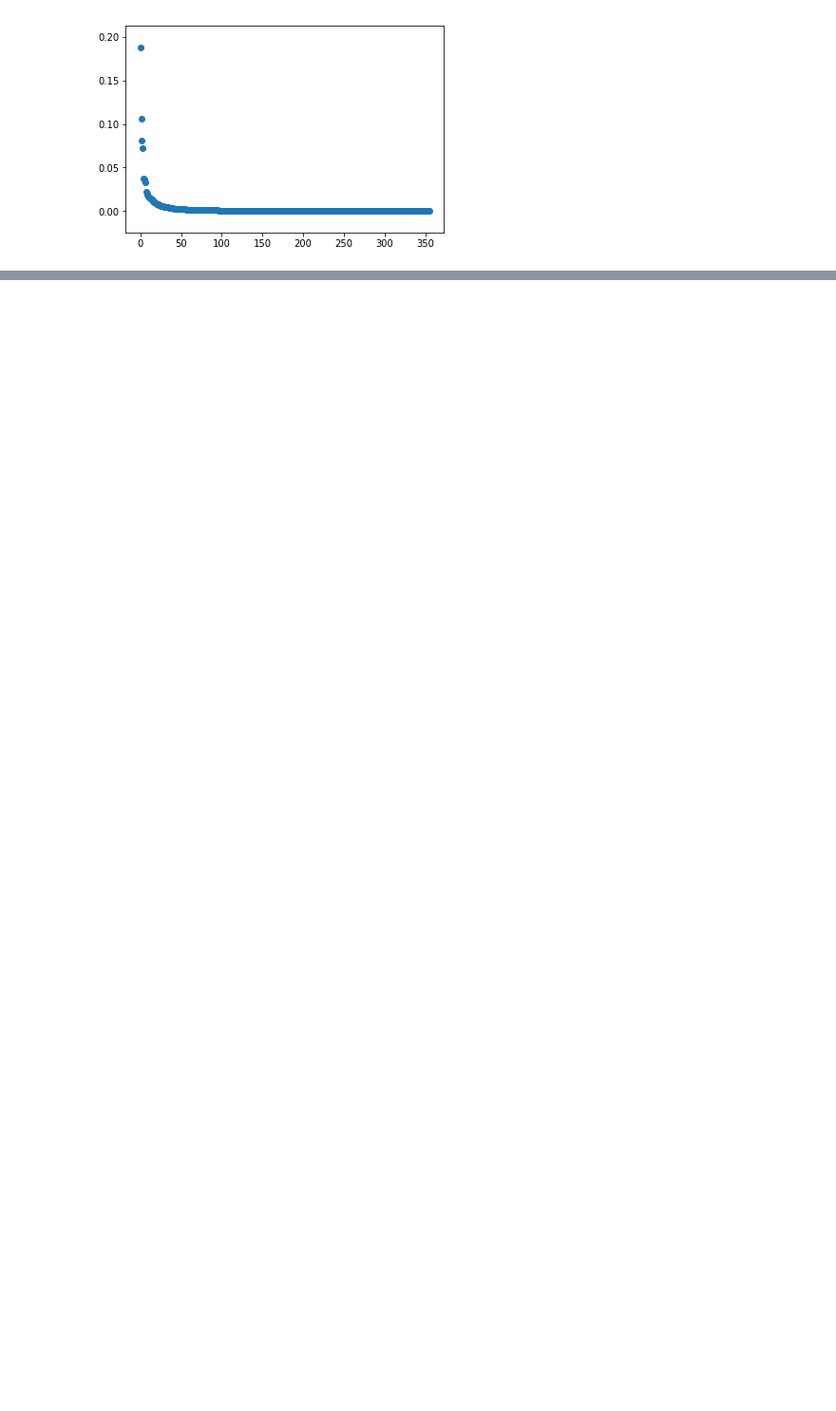
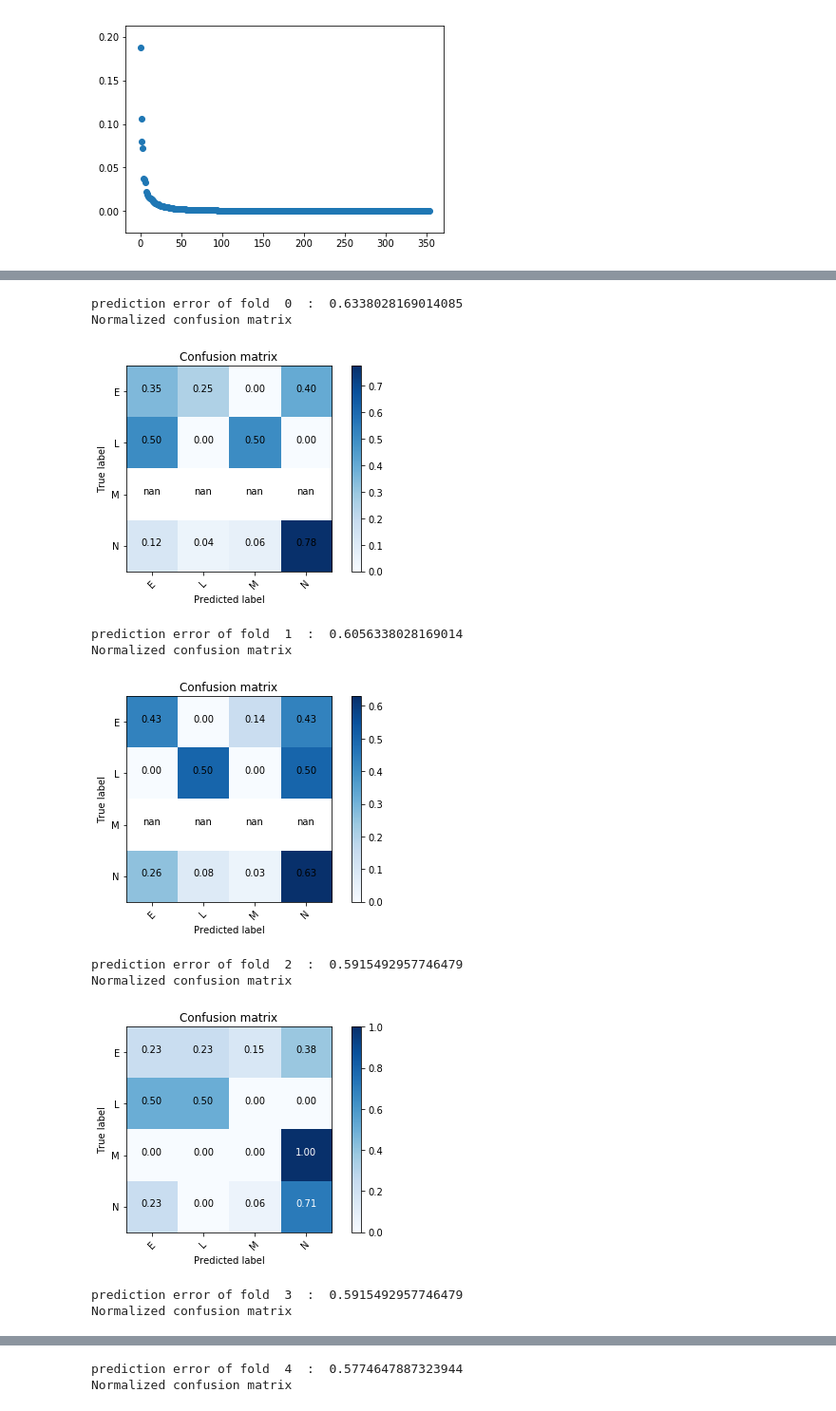
Before and after one commit to ciuji/ECE445_MLForEngg_Project, a Jupyter notebook: BCCD_Dataset-master/Classify_Bloodcell_KNN.ipynb, the cells around one changed output, grey strips where cells are left out. Shown: that part at 95% size. Drawn from its saved outputs; the diff is of its cells as text; code cells hidden in the pictures; blank space fills up the shorter version.

```diff
--- a/BCCD_Dataset-master/Classify_Bloodcell_KNN.ipynb
+++ b/BCCD_Dataset-master/Classify_Bloodcell_KNN.ipynb
@@ -484,0 +455,7 @@ cv2.destroyAllWindows()
+# %%
+labels=[]
+for i in list_reading_arr:
+      labels.append(i.typ)
+X_all=WBC_normalized_gray.T
+y_all=labels
+print("value counts of labels:\n",pd.Series(y_all).value_counts())
@@ -484,0 +474,5 @@ cv2.destroyAllWindows()
+# %%
+RFClassifier=RandomForestClassifier()
+RFClassifier.fit(X_all,y_all)
+pred_y=RFClassifier.predict(X_all)
+print(precision_score(y_pred=pred_y,y_true=y_all,average='micro'))
@@ -484,0 +553,37 @@ cv2.destroyAllWindows()
+# %%
+precisionArr=[]
+for i in range(5):
+    test_data=folds_data[i]
+    test_labels=folds_labels[i]
+    train_number=np.delete(fold_number,i,axis=0)
+    train_data=np.concatenate((folds_data[train_number[0]],folds_data[train_number[1]],folds_data[train_number[2]],folds_data[train_number[3]]))
+    train_labels=np.concatenate((folds_labels[train_number[0]],folds_labels[train_number[1]],folds_labels[train_number[2]],folds_labels[train_number[3]]))
+
+    RFClassifier=RandomForestClassifier()
+    RFClassifier.fit(train_data,train_labels)
+    predictY=RFClassifier.predict(test_data)
+    plt.title("Measured versus Predicted")
+    #plt.scatter(test_labels,list(predictY),c='b')
+    #plt.plot(test_labels,test_labels,c='r')
+    plt.xlabel("real value")
+    plt.ylabel("predict value")
+    #print(myLS.getWLS())
+    con_mat=confusion_matrix(predictY,test_labels)
+    score=precision_score(y_pred=predictY,y_true=test_labels,average='micro')
+
+    print("prediction error of fold ",i," : ",precision_score(y_pred=predictY,y_true=test_labels,average='micro'))
+    plot_confusion_matrix(con_mat,classes=['E','L','M','N'],normalize=True)
+    plt.show()
+    precisionArr.append(score)
+# %% [output]
+prediction error of fold  0  :  0.6338028169014085
+Normalized confusion matrix
+[figure, added]
+prediction error of fold  1  :  0.6056338028169014
+Normalized confusion matrix
+[figure, added]
+prediction error of fold  2  :  0.5915492957746479
+Normalized confusion matrix
+[figure, added]
+prediction error of fold  3  :  0.5915492957746479
+Normalized confusion matrix
@@ -484,0 +591,2 @@ cv2.destroyAllWindows()
+prediction error of fold  4  :  0.5774647887323944
+Normalized confusion matrix
```
Also changed, not shown: parts of 37 cells of this notebook.
